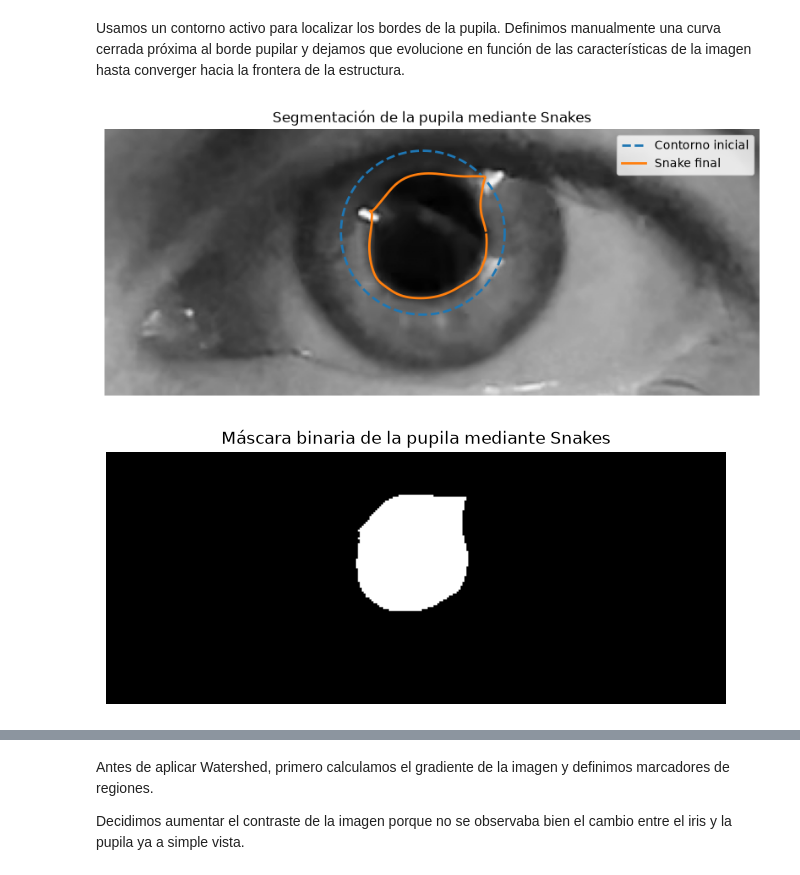
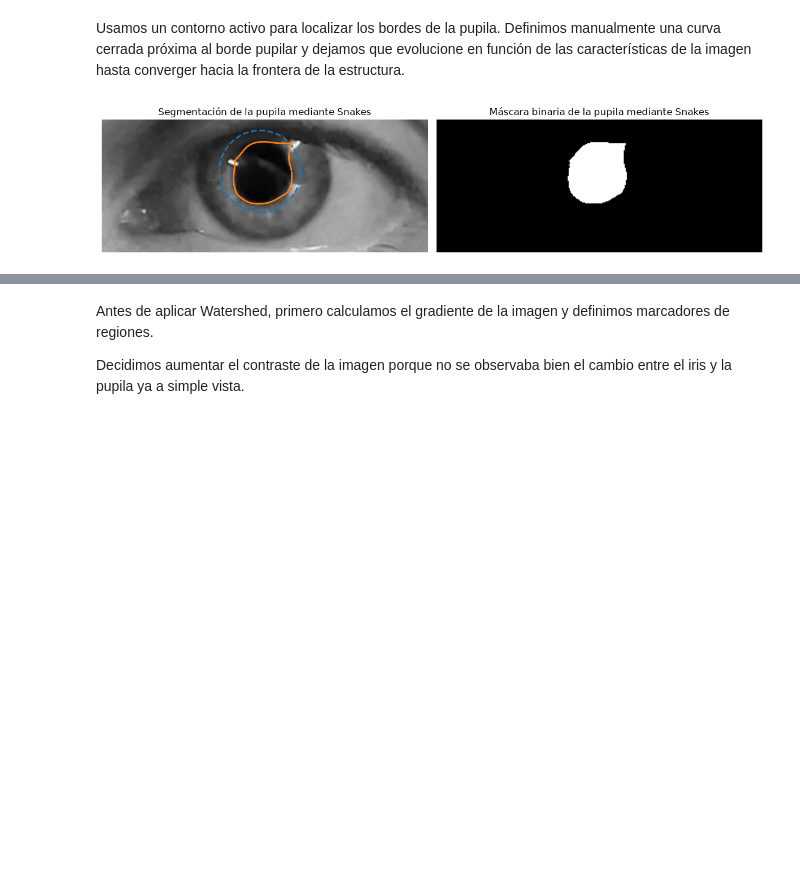
Before and after one commit to valjeon/PSIB_Guia_Imag_Biomed_Grupo15, a Jupyter notebook: notebooks/modulo2.ipynb, the cells around one changed output, grey strips where cells are left out. Saved outputs shown, nothing was run; the diff lists cells and outputs as text; code cells hidden in the pictures; blank space fills up the shorter version.

```diff
--- a/notebooks/modulo2.ipynb
+++ b/notebooks/modulo2.ipynb
@@ -113,58 +113,43 @@ center_y = 50
 # Un poco más grande que la pupila
 radius_x = 40
 radius_y = 40
 theta = np.linspace(0, 2*np.pi, 150)
 
 x = center_x + radius_x * np.cos(theta)
 y = center_y + radius_y * np.sin(theta)
 
 init = np.column_stack((y, x))
 
 snake = active_contour(smooth_eye,init,alpha=0.05,beta=0.01,gamma=0.5,w_line=0.1,w_edge=1,max_num_iter=1500,convergence=0.001)
 
-plt.figure(figsize=(10, 7))
-
-plt.imshow(gray_eye, cmap="gray")
-
-plt.plot(
-    init[:, 1],
-    init[:, 0],
-    "--",
-    linewidth=2,
-    label="Contorno inicial"
-)
-
-plt.plot(
-    snake[:, 1],
-    snake[:, 0],
-    linewidth=2,
-    label="Snake final"
-)
-
-plt.title("Segmentación de la pupila mediante Snakes")
-plt.legend()
-plt.axis("off")
-plt.show()
-
 # Crear una máscara inicialmente negra
 mask_snake = np.zeros(gray_eye.shape, dtype=np.uint8)
 
 # Coordenadas del contorno: filas (y) y columnas (x)
 rr, cc = polygon(
     snake[:, 0],
     snake[:, 1],
     shape=gray_eye.shape
 )
 
 # Rellenar el interior del contorno
 mask_snake[rr, cc] = 1
 
-# Visualizar la máscara binaria
-plt.figure(figsize=(8, 6))
+plt.figure(figsize=(12, 5))
+
+plt.subplot(1, 2, 1)
+plt.imshow(gray_eye, cmap="gray")
+plt.plot(init[:, 1],init[:, 0],"--",linewidth=2,label="Contorno inicial")
+plt.plot(snake[:, 1],snake[:, 0],linewidth=2,label="Snake final")
+plt.title("Segmentación de la pupila mediante Snakes")
+plt.axis("off")
+
+plt.subplot(1, 2, 2)
 plt.imshow(mask_snake, cmap="gray", vmin=0, vmax=1)
 plt.title("Máscara binaria de la pupila mediante Snakes")
 plt.axis("off")
+
+plt.tight_layout()
 plt.show()
 # %% [output]
-[figure, old version]
+[figure, new version]
-[figure, removed]
```
Also changed, not shown: parts of 19 cells of this notebook.
